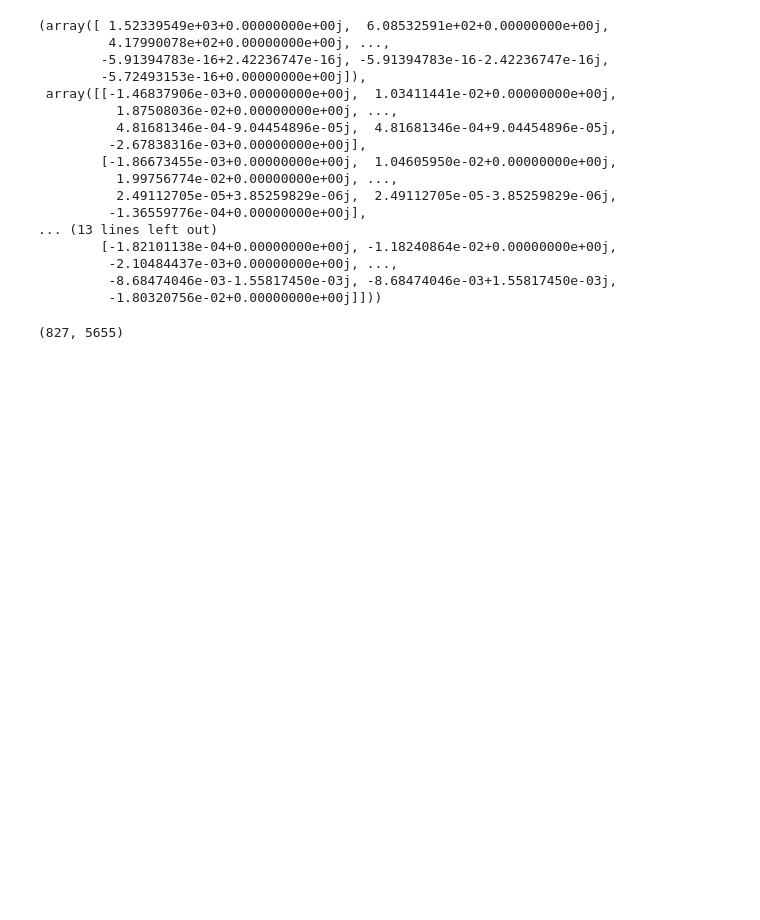
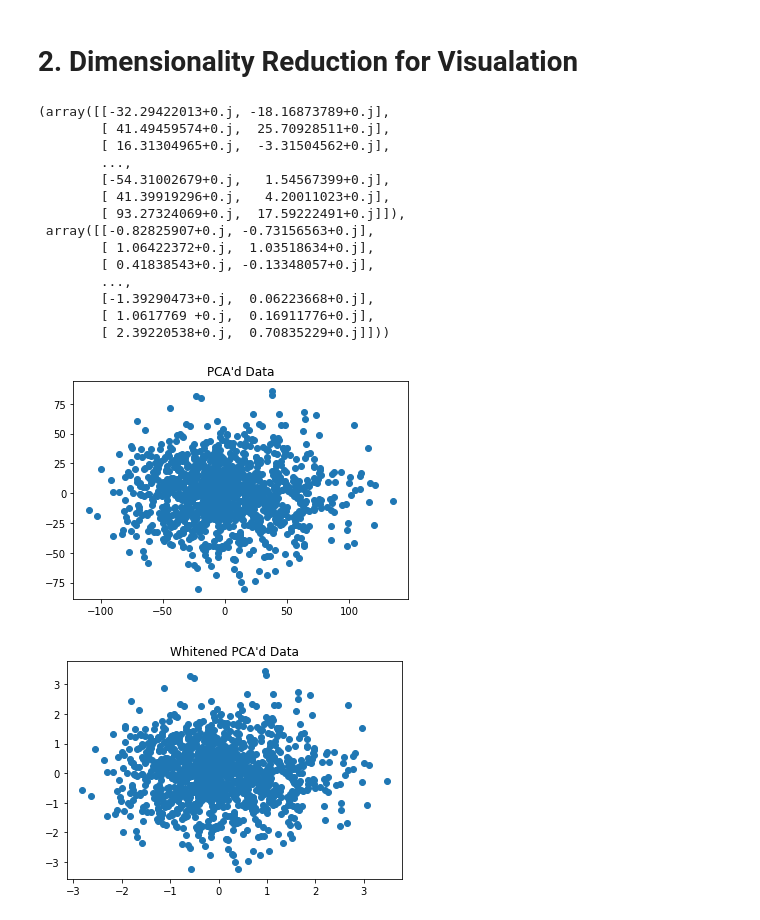
Before and after one commit to brendangoldz/HW4, a Jupyter notebook: HW4 Dimensionality Reduction.ipynb, the cells around one changed output. Cells and saved outputs as stored; diff of their text form; code cells hidden in the pictures; blank space fills up the shorter version.

Commit message:
HW4 Final Commit
PCA, PCA White, KNNs with PCA + PCA White, Eigenfaces and Theory

```diff
--- a/HW4 Dimensionality Reduction.ipynb
+++ b/HW4 Dimensionality Reduction.ipynb
@@ -2,47 +2,57 @@
 import numpy as np
 import matplotlib.pyplot as plt
 
-from data_handler import DataHandler, get_xy
+from data_handler import DataHandler, get_xy, zscore_data, apply_zscore
 from calculations import Calculations
 
 dh =  DataHandler("lfw20.csv")
 data = dh.parse_data_no_header()
 data = dh.shuffle_data(data)
-data_train, data_test = dh.split_data(data)
 
-X, y = get_xy(data_train)
+X, y = get_xy(data)
 X /= 255
-means, stds = dh.zscore_data(X)
-X = dh.apply_zscore(means, stds, X)
+means, stds = zscore_data(X)
+X = apply_zscore(means, stds, X)
+
+def PCA(data_, out_dimensions=2):
+    m, D = data_.shape
+    sigma = np.cov(data_, rowvar=False)
+    eigenvalues, eigenvectors = np.linalg.eig(sigma)
+    max_indices = get_max_val(eigenvectors, eigenvalues, out_dimensions)
+    proj_data = np.dot(data_, eigenvectors[:, max_indices])
+    projected_data_white = proj_data/np.sqrt(eigenvalues[max_indices].reshape((1, -1)))
+    return proj_data, projected_data_white
+
+def get_max_val(vectors, values, dimensions=2):
+    max_vector_indices = np.argsort(values)
+    return max_vector_indices[-dimensions:][::-1]
+# %% [markdown]
+<h1>2. Dimensionality Reduction for Visualation</h1>
 # %%
-# np.mean()
-# np.cov()
-# np.linalg.eigvals()
-mu_x = np.mean(X, axis=0)
-sig_x = np.cov(X, rowvar=False)
-ew_cov, ev_cov = np.linalg.eig(sig_x)
-ew_cov, ev_cov
+PCA_data, PCA_data_w = PCA(X)
+PCA_data, PCA_data_w
 # %% [output]
-(array([ 1.52339549e+03+0.00000000e+00j,  6.08532591e+02+0.00000000e+00j,
-         4.17990078e+02+0.00000000e+00j, ...,
-        -5.91394783e-16+2.42236747e-16j, -5.91394783e-16-2.42236747e-16j,
-        -5.72493153e-16+0.00000000e+00j]),
- array([[-1.46837906e-03+0.00000000e+00j,  1.03411441e-02+0.00000000e+00j,
-          1.87508036e-02+0.00000000e+00j, ...,
-          4.81681346e-04-9.04454896e-05j,  4.81681346e-04+9.04454896e-05j,
-         -2.67838316e-03+0.00000000e+00j],
-        [-1.86673455e-03+0.00000000e+00j,  1.04605950e-02+0.00000000e+00j,
-          1.99756774e-02+0.00000000e+00j, ...,
-          2.49112705e-05+3.85259829e-06j,  2.49112705e-05-3.85259829e-06j,
-         -1.36559776e-04+0.00000000e+00j],
-... (13 lines left out)
-        [-1.82101138e-04+0.00000000e+00j, -1.18240864e-02+0.00000000e+00j,
-         -2.10484437e-03+0.00000000e+00j, ...,
-         -8.68474046e-03-1.55817450e-03j, -8.68474046e-03+1.55817450e-03j,
-         -1.80320756e-02+0.00000000e+00j]]))
+(array([[-32.29422013+0.j, -18.16873789+0.j],
+        [ 41.49459574+0.j,  25.70928511+0.j],
+        [ 16.31304965+0.j,  -3.31504562+0.j],
+        ...,
+        [-54.31002679+0.j,   1.54567399+0.j],
+        [ 41.39919296+0.j,   4.20011023+0.j],
+        [ 93.27324069+0.j,  17.59222491+0.j]]),
+ array([[-0.82825907+0.j, -0.73156563+0.j],
+        [ 1.06422372+0.j,  1.03518634+0.j],
+        [ 0.41838543+0.j, -0.13348057+0.j],
+        ...,
+        [-1.39290473+0.j,  0.06223668+0.j],
+        [ 1.0617769 +0.j,  0.16911776+0.j],
+        [ 2.39220538+0.j,  0.70835229+0.j]]))
-# %%
-ew_cov.shape, ev_cov.shape
-dotprod_x_ev = np.dot(X, ev_cov)
-dotprod_x_ev.shape
-# %% [output]
-(827, 5655)
+# %%
+plt.title("PCA'd Data")
+plt.scatter(PCA_data[:,0], PCA_data[:,1])
+plt.show()
+plt.title("Whitened PCA'd Data")
+plt.scatter(PCA_data_w[:,0], PCA_data_w[:,1])
+plt.show()
+# %% [output]
+[figure, added]
+[figure, added]
```
Also changed, not shown: parts of 7 cells of this notebook, 3 other files.
